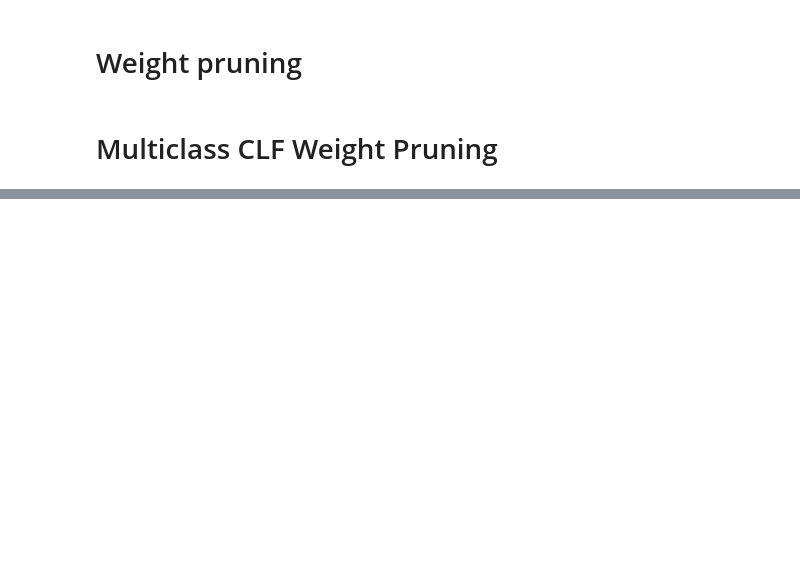
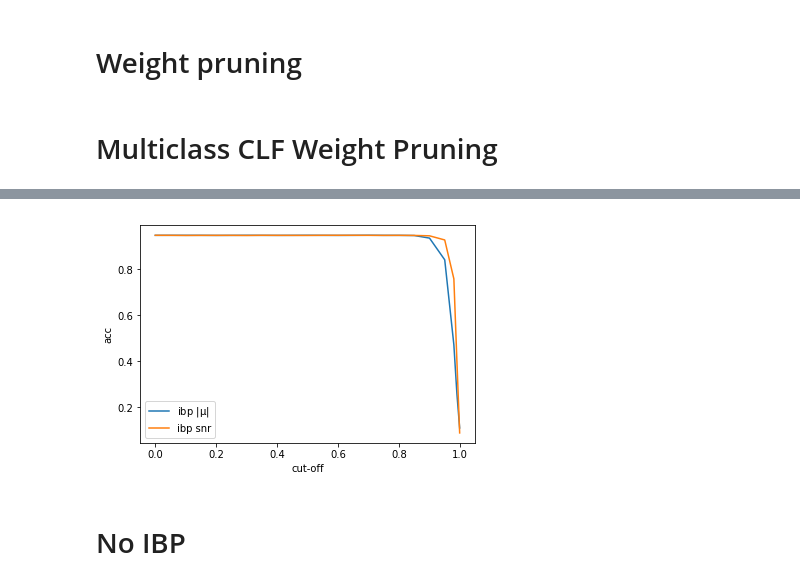
Before and after one commit to skezle/IBP_BNN, a Jupyter notebook: weight_pruning.ipynb, the cells around one changed output, grey strips where cells are left out. Saved outputs shown, nothing was run; the diff lists cells and outputs as text; code cells hidden in the pictures; blank space fills up the shorter version.

```diff
--- a/weight_pruning.ipynb
+++ b/weight_pruning.ipynb
@@ -115,12 +26,0 @@ KeyboardInterrupt:
-# %%
-# Run Vanilla VCL
-tf.reset_default_graph()
-tf.set_random_seed(12)
-np.random.seed(1)
-hidden_size = [10]
-coreset_size = 0
-
-data_gen = SplitMnistGenerator()
-vcl_result = run_vcl(hidden_size, no_epochs, data_gen,
-                              lambda a: a, coreset_size, batch_size, single_head)
-print(vcl_result)
@@ -155,16 +27,3 @@ _vcl_result
-# %%
-plt.rc('text', usetex=True)
-#plt.rc('font', family='serif')
-
-fig = plt.figure(figsize=(7,3))
-ax = plt.gca()
-plt.plot(np.arange(len(_ibp_acc))+1, _ibp_acc, label='VCL + IBP', marker='o')
-plt.plot(np.arange(len(_vcl_result))+1, _vcl_result, label='VCL', marker='o')
-ax.set_xticks(range(1, len(_ibp_acc)+1))
-ax.set_ylabel('Average accuracy')
-ax.set_xlabel('\# tasks')
-ax.legend()
-fig.show()
 # %% [markdown]
 # Weight pruning
 # %%
@@ -498,16 +242,17 @@ if task_id == 0:
     ml_model.close_session()
 
 # Train on non-coreset data
-mf_model = MFVI_IBP_NN_prune(in_dim, hidden_size, out_dim, x_train.shape[0], prev_means=mf_weights,
+mf_model = MFVI_IBP_NN_prune(in_dim, hidden_size, out_dim, x_train.shape[0],
+                             num_ibp_samples=10, prev_means=mf_weights,
                        prev_log_variances=mf_variances, prev_betas=mf_betas,alpha0=5.0, beta0=1.0,
                        learning_rate=0.0001, lambda_1=1.0, lambda_2=1.0, no_pred_samples=100,
                        name='ibp_wp_mnist')
 
 mf_model.restore(os.path.join("logs", "graph_{}_task{}".format('ibp_wp_mnist', 0)))
 # mf_model.train(x_train, y_train, head, no_epochs, bsize,
-#                anneal_rate=ANNEAL_RATE, min_temp=MIN_TEMP)
+#               anneal_rate=ANNEAL_RATE, min_temp=MIN_TEMP)
 
-xs, ya, yb, ya_ibp, yb_ibp  = mf_model.prune_weights(x_test, y_test, head)
+xs, ya_ibp, yb_ibp  = mf_model.prune_weights(x_test, y_test, head)
 
 mf_model.close_session()
 # %% [output]
@@ -530,0 +332,13 @@ Epoch: 0056 cost= 0.000294519
+# %%
+#plt.plot(xs, ya, label='$|\mu|$')
+#plt.plot(xs, yb, label='snr')
+plt.plot(xs, ya_ibp, label='ibp $|\mu|$')
+plt.plot(xs, yb_ibp, label='ibp snr')
+plt.xlabel('cut-off')
+plt.ylabel('acc')
+plt.legend()
+plt.show()
+# %% [output]
+[figure, added]
+# %% [markdown]
+# No IBP
```
Also changed, not shown: parts of 14 cells of this notebook, 4 other files.
